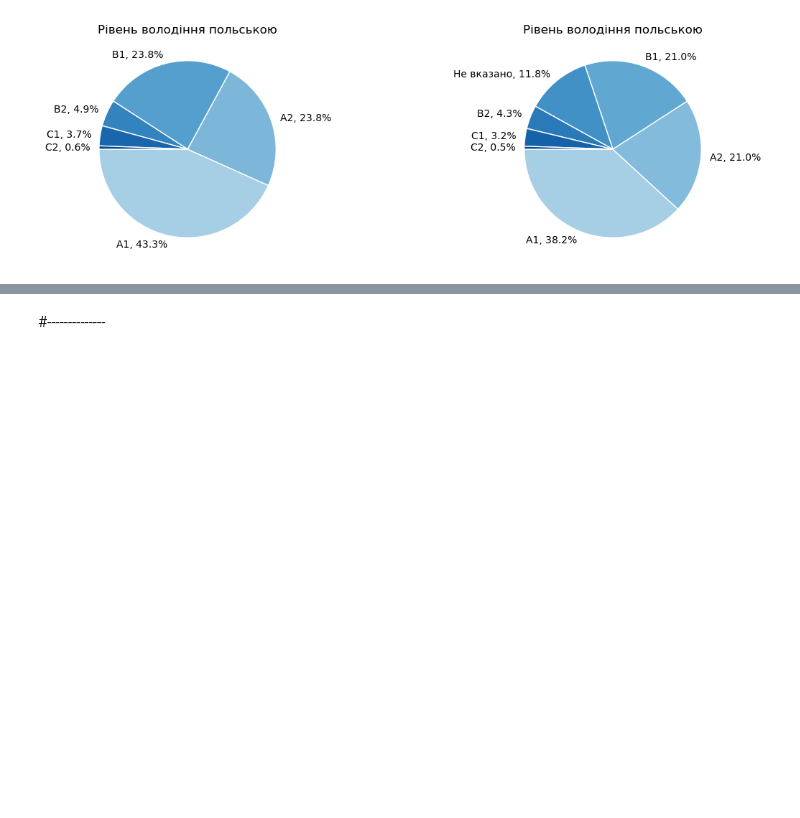
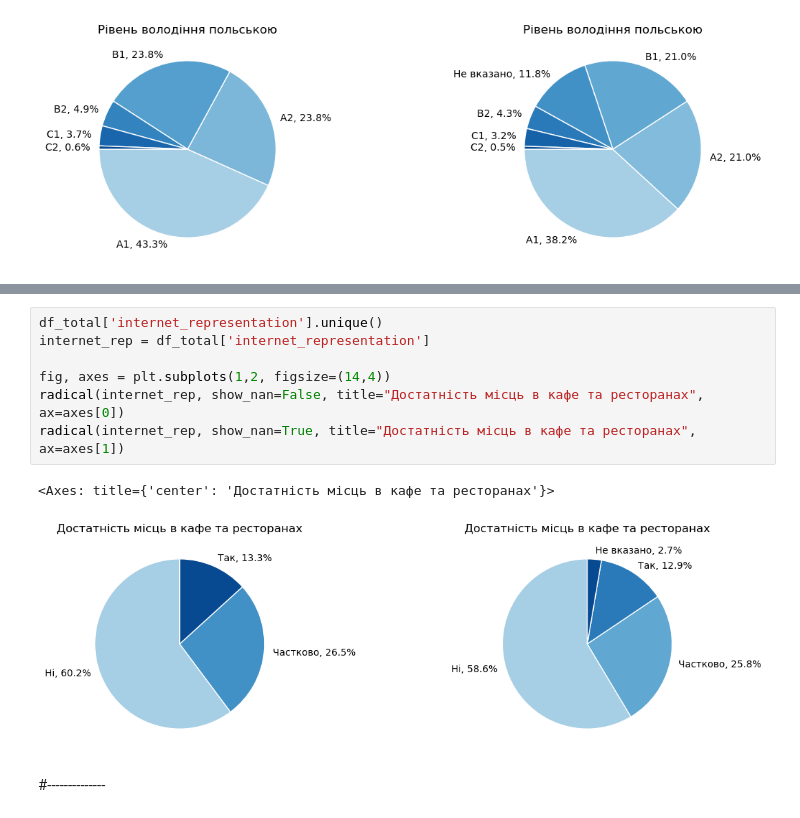
Before and after one commit to kucheriavii/volodymyr-tourism-survey, a Jupyter notebook: create_dataframe.ipynb, the cells around one changed output, grey strips where cells are left out. Saved outputs shown, nothing was run; the diff lists cells and outputs as text; blank space fills up the shorter version.

Commit message:
internet representation

```diff
--- a/create_dataframe.ipynb
+++ b/create_dataframe.ipynb
@@ -341,2 +352,12 @@ df_total.head(10)
+# %%
+df_total['internet_representation'].unique()
+internet_rep = df_total['internet_representation']
+
+fig, axes = plt.subplots(1,2, figsize=(14,4))
+radical(internet_rep, show_nan=False, title="Достатність місць в кафе та ресторанах", ax=axes[0])
+radical(internet_rep, show_nan=True, title="Достатність місць в кафе та ресторанах", ax=axes[1])
+# %% [output]
+<Axes: title={'center': 'Достатність місць в кафе та ресторанах'}>
+[figure, added]
 # %% [markdown]
 #--------------
```
Also changed, not shown: parts of 4 cells of this notebook.
